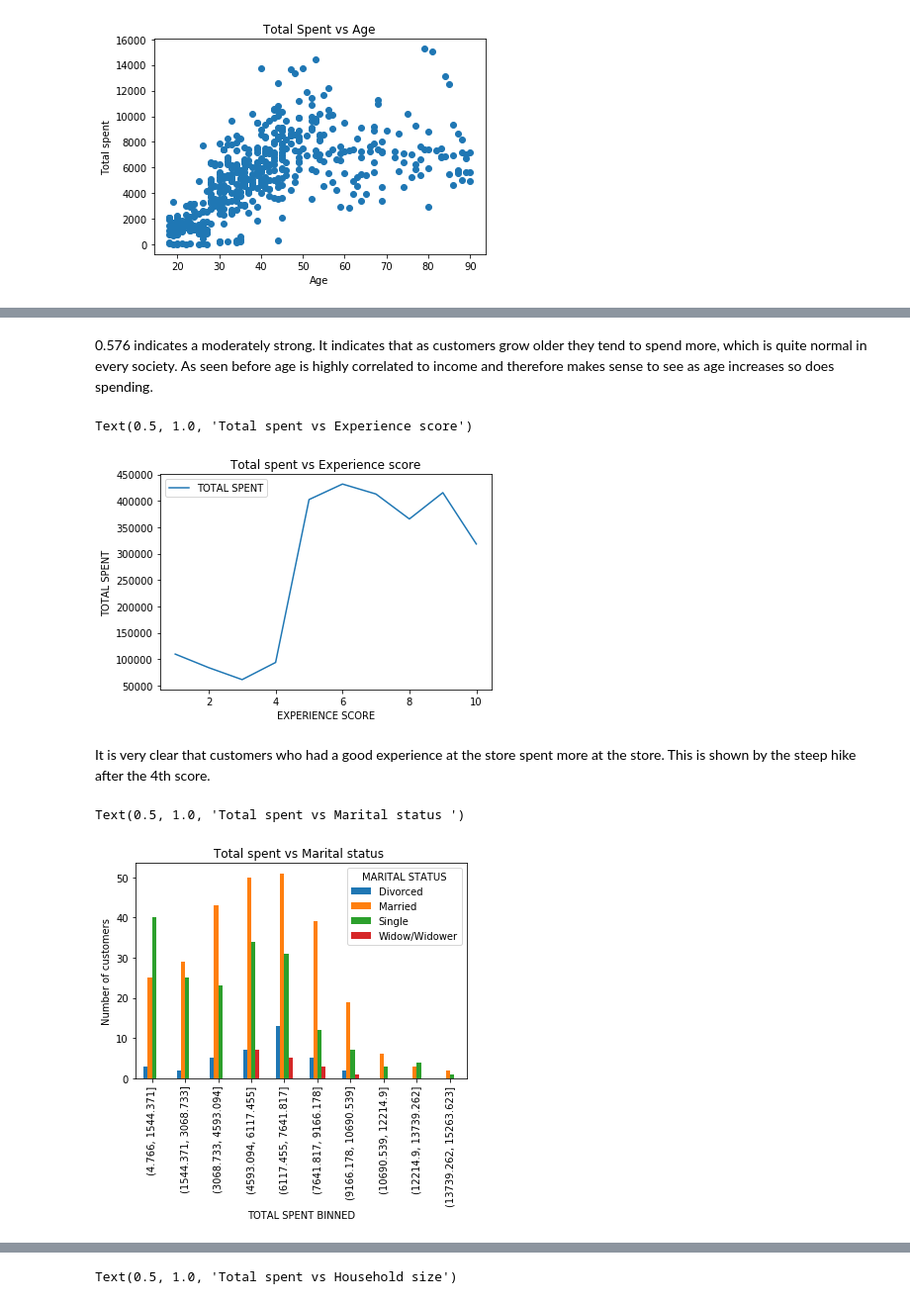
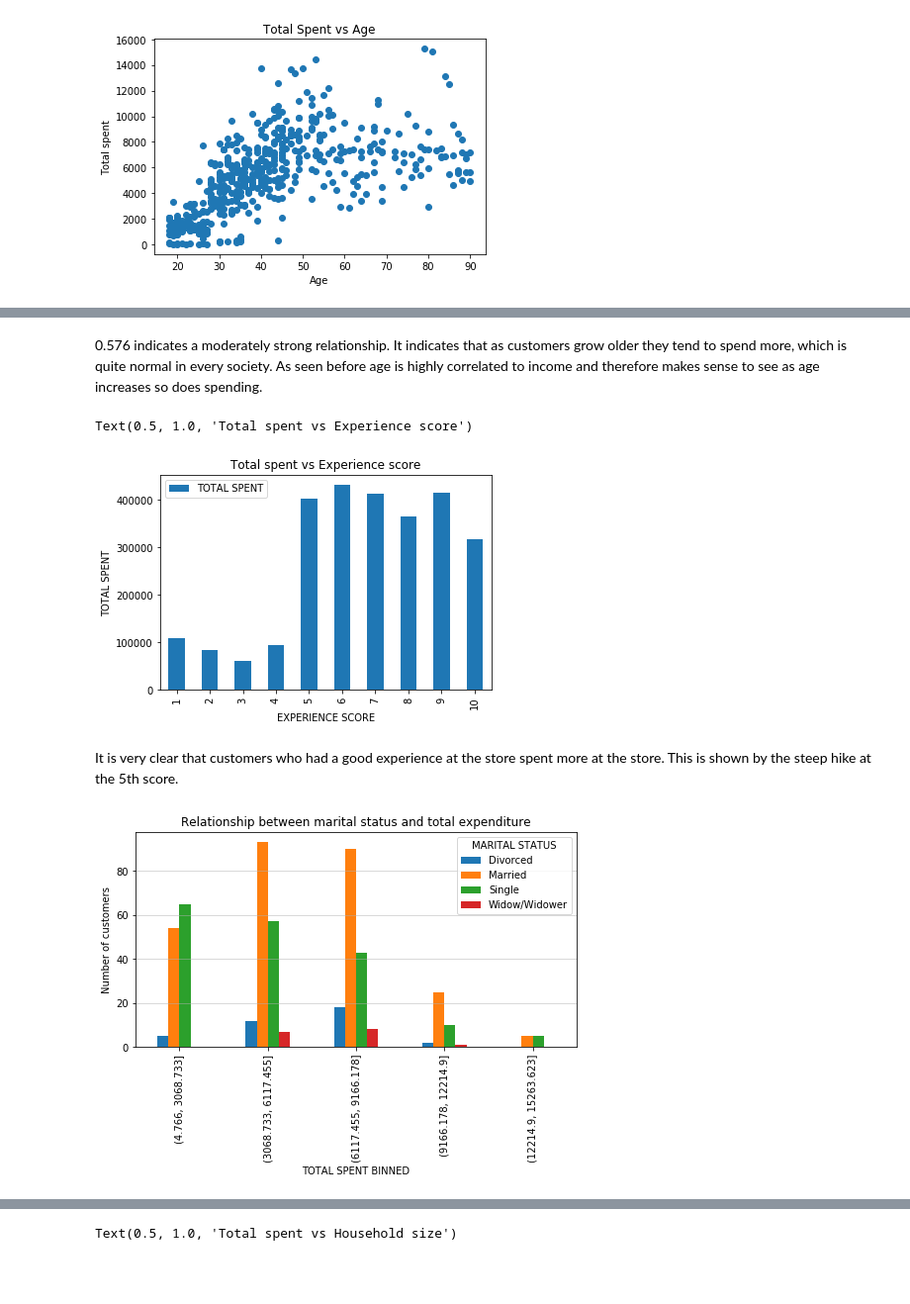
Before and after one commit to CikuKariuki/Retailer-X, a Jupyter notebook: analysis/Retailer X.ipynb, the cells around one changed output, grey strips where cells are left out. Shown at 99% size. Drawn from its saved outputs; the diff is of its cells as text; code cells hidden in the pictures; blank space fills up the shorter version.

```diff
--- a/analysis/Retailer X.ipynb
+++ b/analysis/Retailer X.ipynb
@@ -225,0 +258,3 @@ customer_transactions.head()
+# %%
+customer_transactions = customer_pivot
+customer_transactions.head()
@@ -263,9 +309,10 @@ Gender doesn't seem to affect loyalty at all, we have almost as many people enro
 # %%
 # Age vs Loyalty
 # since age is a continuous variable, put them in bins/categories.
-customer_all_view['AGE BINNED'] = pd.cut(customer_all_view['AGE'], 10)
+customer_all_view['AGE BINNED'] = pd.cut(customer_all_view['AGE'], 5)
 loyalty_table = pd.crosstab(customer_all_view['AGE BINNED'], customer_all_view['LOYALTY GROUP'])
-loyalty_table.plot(kind = 'bar')
+loyalty_table.plot(kind = 'bar', figsize = (7,5))
+plt.grid(linestyle='-',axis = 'y', alpha = 0.7)
 plt.ylabel('number of customers')
 plt.title("Loyalty group vs age")
 # %% [output]
@@ -285,0 +333,5 @@ Income and age are positively correlated, almost one and the same, we can assume
+# %%
+customer_all_view['INCOME BINNED'] = pd.cut(customer_all_view['INCOME'], 5)
+loyalty_table = pd.crosstab(customer_all_view['INCOME BINNED'], customer_all_view['LOYALTY GROUP'])
+loyalty_table.plot(kind='bar')
+plt.title("LOYALTY VS INCOME")
@@ -315,7 +372,7 @@ Text(0.5, 1.0, 'Loyalty group vs Marital status')
 There's a small realtionship, small to mean almost indifferent. Customer who are married, single and widowed are more likely to enroll in the loyalty program. Divorced customers are more likely to not enroll in the loyalty program.
 # %%
 # total spent vs loyalty
-customer_all_view['TOTAL SPENT BINNED'] = pd.cut(customer_all_view['TOTAL SPENT'],10)
+customer_all_view['TOTAL SPENT BINNED'] = pd.cut(customer_all_view['TOTAL SPENT'],5)
 loyalty_table = pd.crosstab(customer_all_view['TOTAL SPENT BINNED'], customer_all_view['LOYALTY GROUP'])
 loyalty_table.plot(kind = 'bar')
 plt.ylabel("Number of customers")
@@ -376,25 +433,25 @@ pearsonr(customer_all_view['AGE'], customer_all_view['TOTAL SPENT'])
 # %% [markdown]
-0.576 indicates a moderately strong. It indicates that as customers grow older they tend to spend more, which is quite normal in every society. As seen before age is highly correlated to income and therefore makes sense to see as age increases so does spending.
+0.576 indicates a moderately strong relationship. It indicates that as customers grow older they tend to spend more, which is quite normal in every society. As seen before age is highly correlated to income and therefore makes sense to see as age increases so does spending.
 # %%
 '''
 experience score vs total spent. The data would be too messy to plot since we have 500 customers all with
 different experience scores therefore we sum up all that was spent by people who shared an experience score.
 '''
 spending_table = customer_all_view.groupby('EXPERIENCE SCORE').agg({'TOTAL SPENT': 'sum'})
-spending_table.plot(kind = 'line')
+spending_table.plot(kind = 'bar')
 plt.ylabel("TOTAL SPENT")
 plt.title("Total spent vs Experience score")
 # %% [output]
 Text(0.5, 1.0, 'Total spent vs Experience score')
-[figure, old version]
+[figure, new version]
 # %% [markdown]
-It is very clear that customers who had a good experience at the store spent more at the store. This is shown by the steep hike after the 4th score.
+It is very clear that customers who had a good experience at the store spent more at the store. This is shown by the steep hike at the 5th score.
 # %%
 # marital status vs total spent
 spending_table = pd.crosstab(customer_all_view['TOTAL SPENT BINNED'], customer_all_view['MARITAL STATUS'])
-spending_table.plot(kind = 'bar')
+spending_table.plot(kind = 'bar', figsize = (8,4))
 plt.ylabel("Number of customers")
-plt.title("Total spent vs Marital status ")
+plt.title("Relationship between marital status and total expenditure")
+plt.grid(linestyle = '-', axis = 'y', alpha = 0.6)
 # %% [output]
-Text(0.5, 1.0, 'Total spent vs Marital status ')
-[figure, old version]
+[figure, new version]
```
Also changed, not shown: parts of 40 cells of this notebook.
